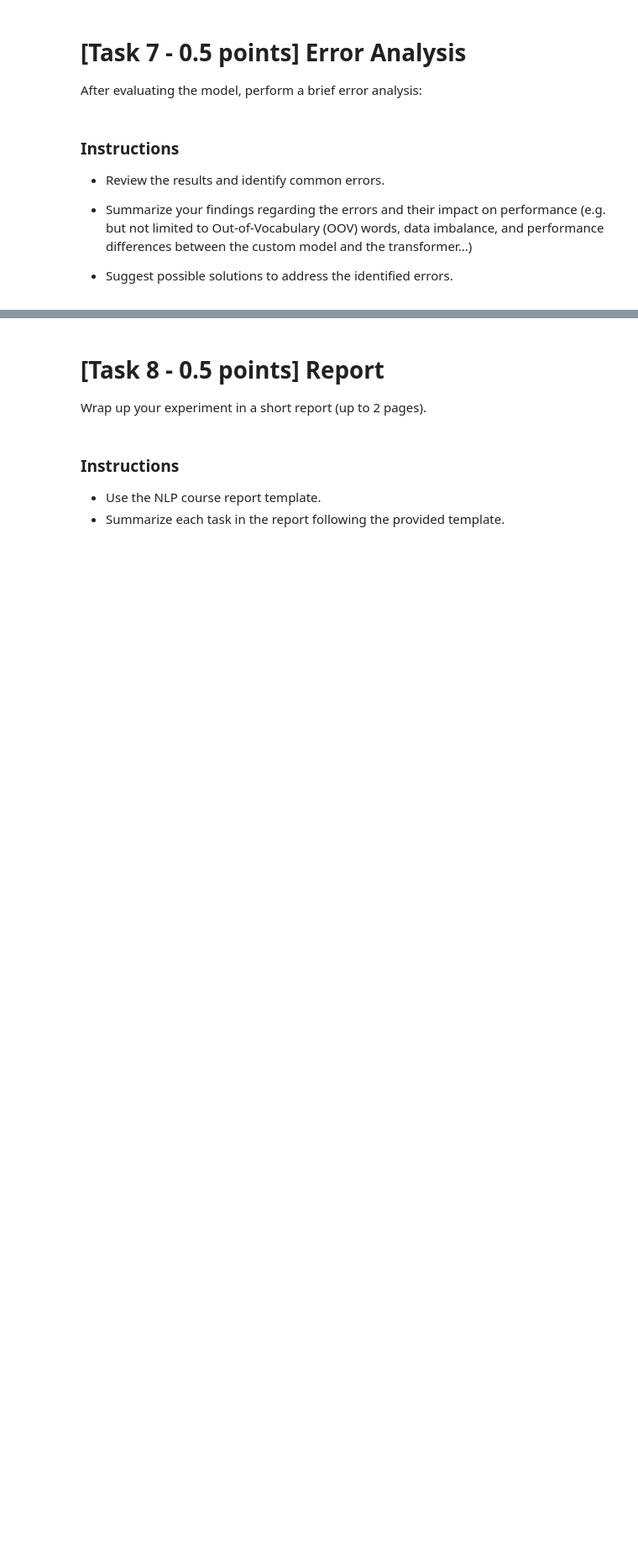
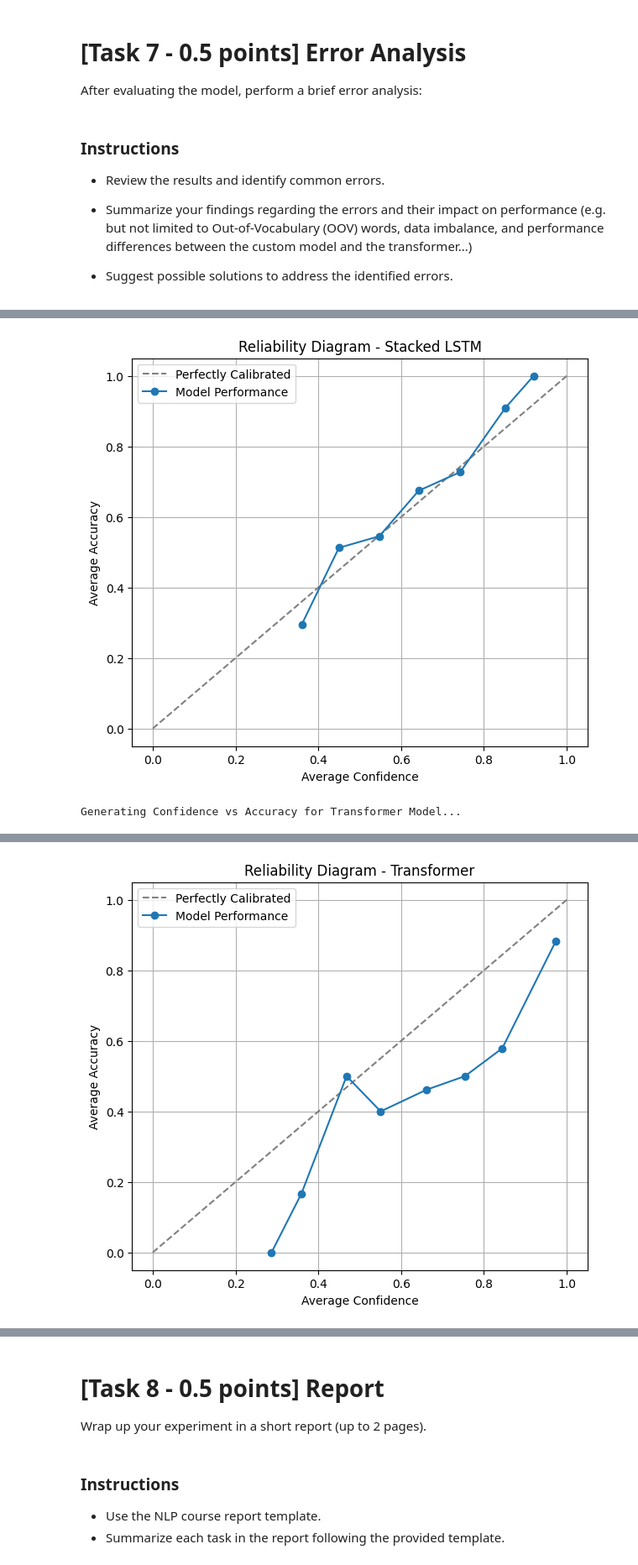
Before and after one commit to antodale/Assignments_NLP_torroni_2025, a Jupyter notebook: Assignment1-2526.ipynb, the cells around one changed output, grey strips where cells are left out. Shown at 84% size. Saved outputs shown, nothing was run; the diff lists cells and outputs as text; code cells hidden in the pictures; blank space fills up the shorter version.

```diff
--- a/Assignment1-2526.ipynb
+++ b/Assignment1-2526.ipynb
@@ -1097,7 +1135,7 @@ for i in range(len(seeds)):
 
     # plot_train_val_loss(st_history, label='Stacked')
     stacked_model[i] = load_model('checkpoints/stacked_best'+str(i)+'.h5')
-    plot_train_val_loss(bl_history, label='Stacked')
+    plot_train_val_loss(st_history, label='Stacked')
 
     print(f"\nEvaluating stacked model n.{i} on test set:")
     stacked_model_loss, stacked_model_acc = stacked_model[i].evaluate(X_test, y_test, batch_size=32)
@@ -1430,0 +1550,72 @@ After evaluating the model, perform a brief error analysis:
+# %%
+import numpy as np
+import matplotlib.pyplot as plt
+from scipy.special import softmax
+
+def plot_confidence_vs_accuracy(y_true, y_probs, title="Confidence vs Accuracy", n_bins=10):
+    """
+    Plots a reliability diagram (Confidence vs Accuracy) for multi-class classification.
+    """
+    # Get predictions (argmax) and confidences (max probability)
+    y_pred = np.argmax(y_probs, axis=1)
+    confidences = np.max(y_probs, axis=1)
+
+    # Check correctness of predictions (1 if correct, 0 if wrong)
+    accuracies = (y_pred == y_true).astype(int)
+
+    # Define bins
+    bin_edges = np.linspace(0, 1, n_bins + 1)
+    bin_accs = []
+    bin_confs = []
+
+    for i in range(n_bins):
+        lower = bin_edges[i]
+        upper = bin_edges[i+1]
+
+        # Handle the last bin to include 1.0 exactly
+        if i == n_bins - 1:
+            mask = (confidences >= lower) & (confidences <= upper)
+        else:
+            mask = (confidences >= lower) & (confidences < upper)
+
+        # Only calculate if there are samples in this bin
+        if np.sum(mask) > 0:
+            bin_accs.append(np.mean(accuracies[mask]))
+            bin_confs.append(np.mean(confidences[mask]))
+
+    # Plotting
+    plt.figure(figsize=(7, 6))
+    plt.plot([0, 1], [0, 1], linestyle='--', color='gray', label='Perfectly Calibrated')
+    plt.plot(bin_confs, bin_accs, marker='o', label='Model Performance')
+    plt.xlabel('Average Confidence')
+    plt.ylabel('Average Accuracy')
+    plt.title(title)
+    plt.legend()
+    plt.grid(True)
+    plt.show()
+
+# ---------------------------------------------------------
+# 1. Plot for LSTM Model
+# ---------------------------------------------------------
+if 'stacked_best' in globals():
+    print("Generating Confidence vs Accuracy for LSTM Model...")
+    # Get probabilities from the model
+    y_probs_lstm = stacked_best.predict(X_test)
+    plot_confidence_vs_accuracy(y_test, y_probs_lstm, title="Reliability Diagram - Stacked LSTM")
+else:
+    print("LSTM model 'stacked_best' not found in memory.")
+
+# ---------------------------------------------------------
+# 2. Plot for Transformer Model
+# ---------------------------------------------------------
+if 'trainer' in globals():
+    print("\nGenerating Confidence vs Accuracy for Transformer Model...")
+    # Get logits from trainer and convert to probabilities using softmax
+    output = trainer.predict(test_data)
+    y_probs_transformer = softmax(output.predictions, axis=1)
+    y_true_transformer = output.label_ids
+
+    plot_confidence_vs_accuracy(y_true_transformer, y_probs_transformer, title="Reliability Diagram - Transformer")
+else:
+    print("Transformer 'trainer' not found in memory.")
+# %% [output]
@@ -1430,0 +1624,2 @@ After evaluating the model, perform a brief error analysis:
+[figure, added]
+Generating Confidence vs Accuracy for Transformer Model...
@@ -1430,0 +1627 @@ After evaluating the model, perform a brief error analysis:
+[figure, added]
```
Also changed, not shown: parts of 34 cells of this notebook.
